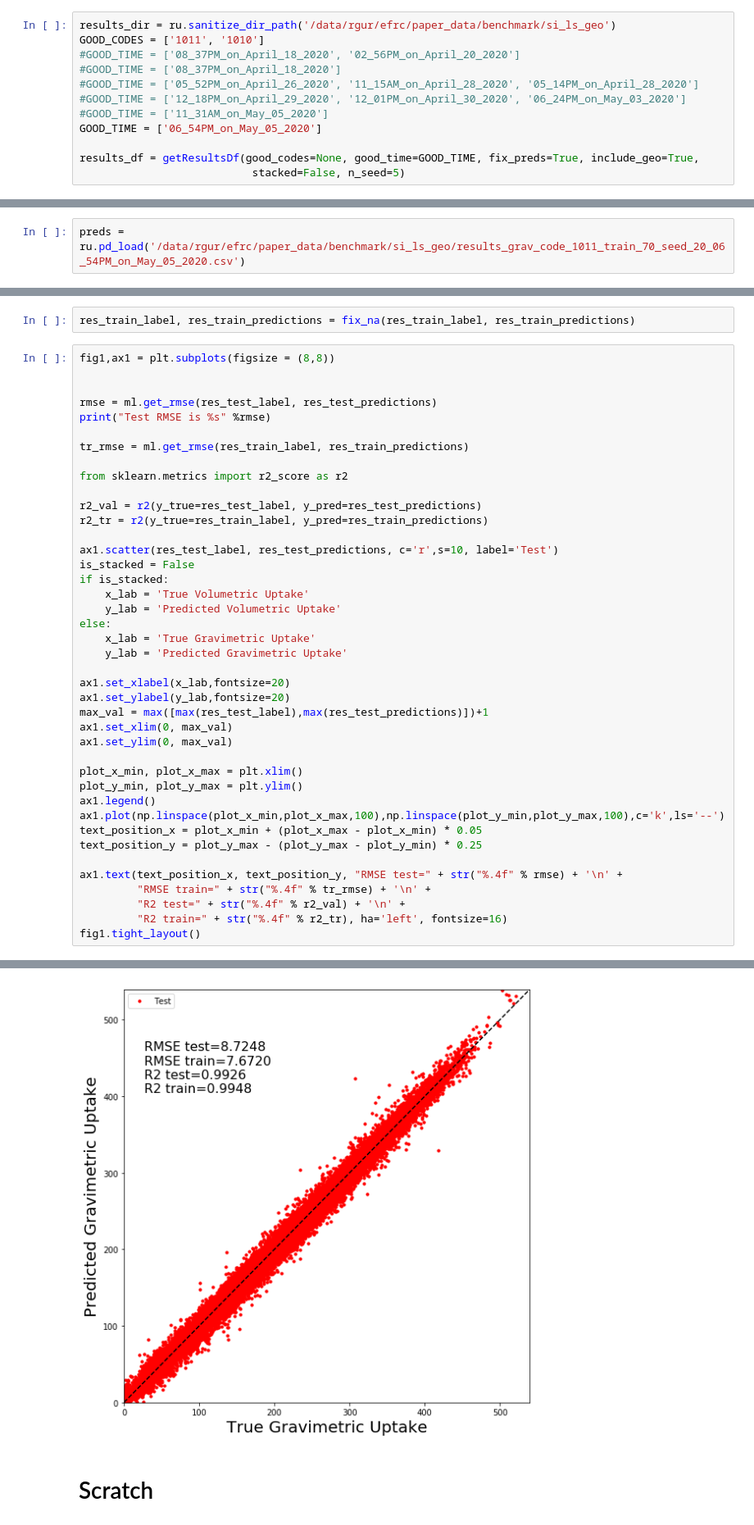
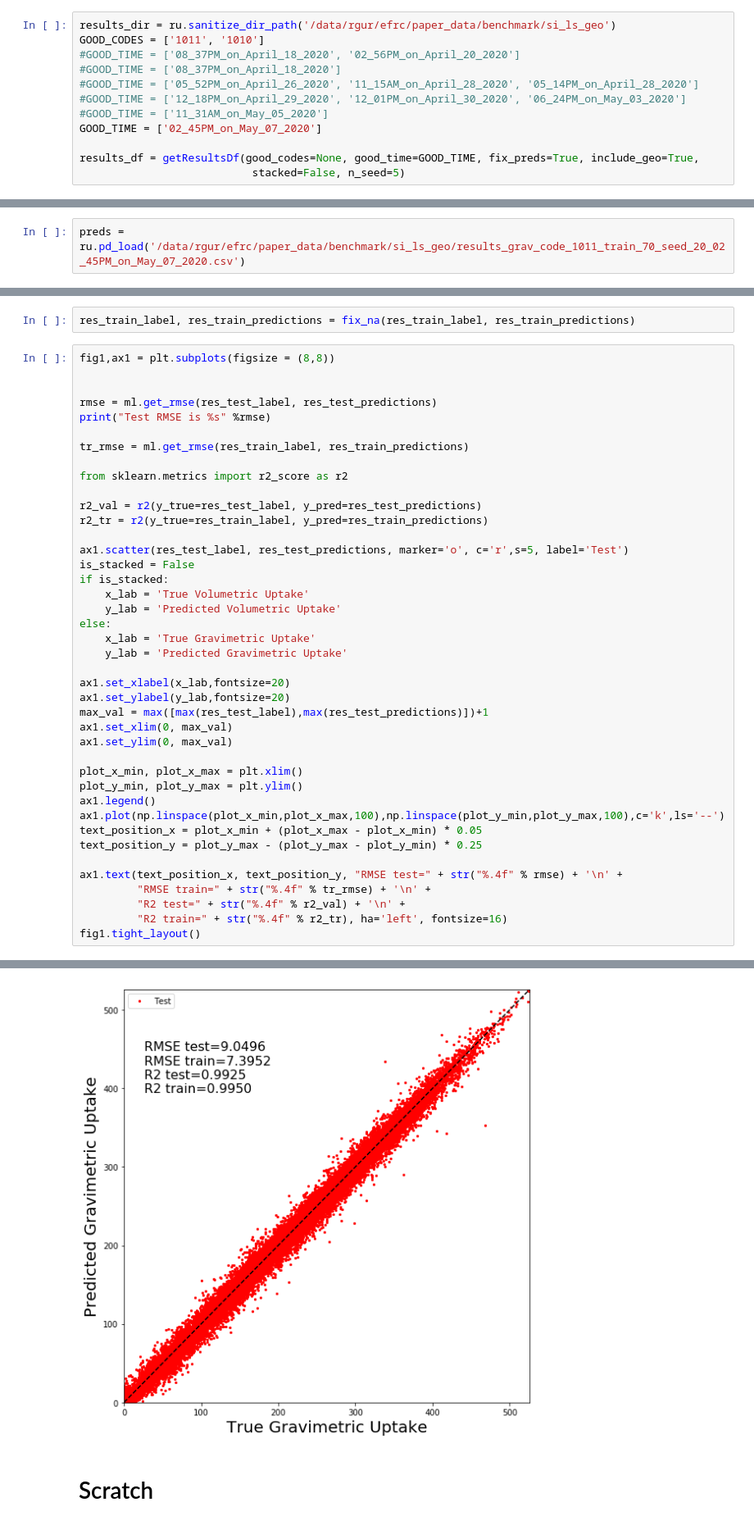
Before and after one commit to rishigurnani/hMOFs-Snurr, a Jupyter notebook: plot_results.ipynb, the cells around one changed output, grey strips where cells are left out. Shown at 82% size. Saved outputs shown, nothing was run; the diff lists cells and outputs as text.

```diff
--- a/plot_results.ipynb
+++ b/plot_results.ipynb
@@ -302,7 +302,7 @@ GOOD_CODES = ['1011', '1010']
 #GOOD_TIME = ['05_52PM_on_April_26_2020', '11_15AM_on_April_28_2020', '05_14PM_on_April_28_2020']
 #GOOD_TIME = ['12_18PM_on_April_29_2020', '12_01PM_on_April_30_2020', '06_24PM_on_May_03_2020']
 #GOOD_TIME = ['11_31AM_on_May_05_2020']
-GOOD_TIME = ['06_54PM_on_May_05_2020']
+GOOD_TIME = ['02_45PM_on_May_07_2020']
 
 results_df = getResultsDf(good_codes=None, good_time=GOOD_TIME, fix_preds=True, include_geo=True,
                            stacked=False, n_seed=5)
@@ -333,7 +337,7 @@ results_df
 # %% [markdown]
 # Parity Plot
 # %%
-preds = ru.pd_load('/data/rgur/efrc/paper_data/benchmark/si_ls_geo/results_grav_code_1011_train_70_seed_20_06_54PM_on_May_05_2020.csv')
+preds = ru.pd_load('/data/rgur/efrc/paper_data/benchmark/si_ls_geo/results_grav_code_1011_train_70_seed_20_02_45PM_on_May_07_2020.csv')
 # %%
 fix_preds = preds['Prediction']
 # %%
@@ -388,7 +392,7 @@ from sklearn.metrics import r2_score as r2
 r2_val = r2(y_true=res_test_label, y_pred=res_test_predictions)
 r2_tr = r2(y_true=res_train_label, y_pred=res_train_predictions)
 
-ax1.scatter(res_test_label, res_test_predictions, c='r',s=10, label='Test')
+ax1.scatter(res_test_label, res_test_predictions, marker='o', c='r',s=5, label='Test')
 is_stacked = False
 if is_stacked:
     x_lab = 'True Volumetric Uptake'
@@ -420,4 +424,4 @@ Test RMSE is 8.724831350873272
-[figure, old version]
+[figure, new version]
 # %% [markdown]
 # Scratch
 # %%
```
Also changed, not shown: parts of 6 cells of this notebook, 6 other files.
